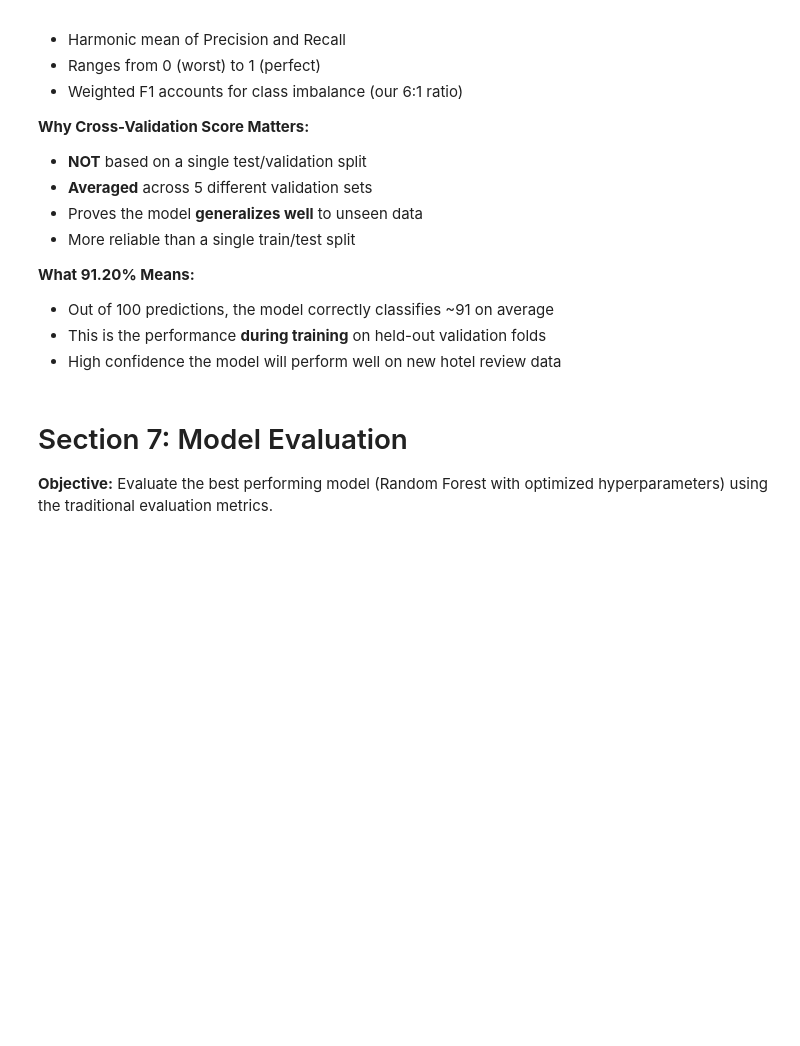
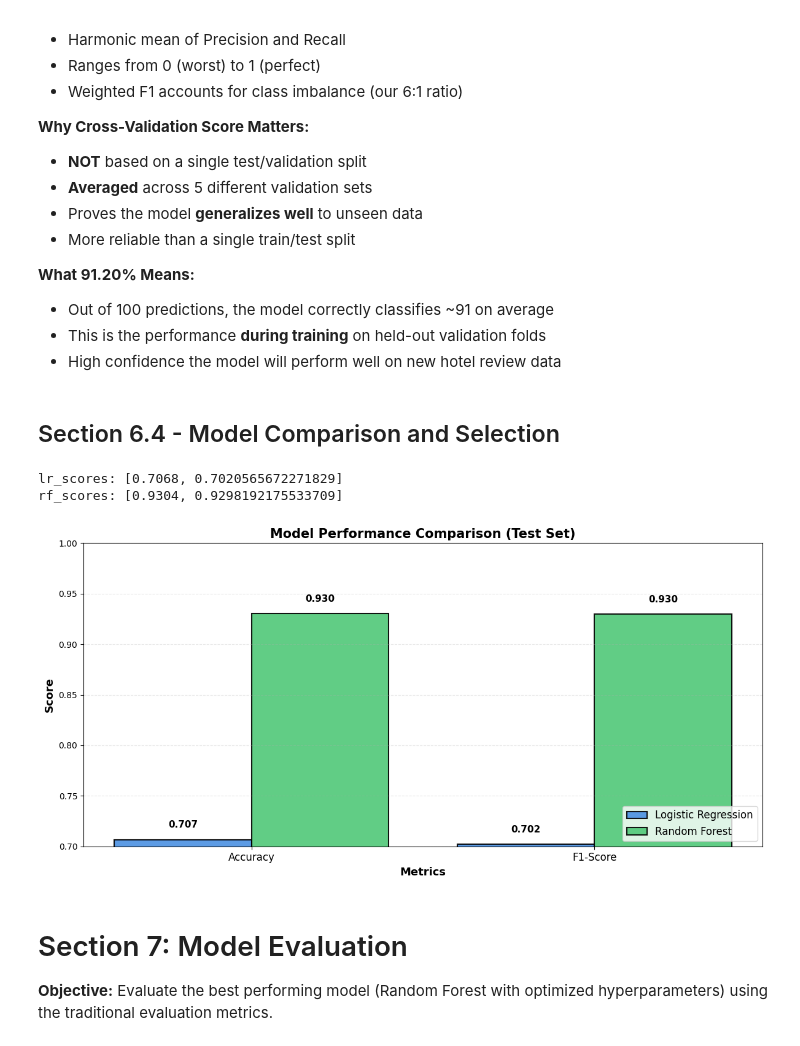
Before and after one commit to MohamedElquesni/ACL-International-Hotel-Booking-Analytics-, a Jupyter notebook: Milestone 1/Milestone 1.ipynb, the cells around one changed output. Cells and saved outputs as stored; diff of their text form; code cells hidden in the pictures; blank space fills up the shorter version.

```diff
--- a/Milestone 1/Milestone 1.ipynb
+++ b/Milestone 1/Milestone 1.ipynb
@@ -1160,6 +1222,55 @@ This is **excellent** performance! Here's why this metric matters:
 - Out of 100 predictions, the model correctly classifies ~91 on average
 - This is the performance **during training** on held-out validation folds
 - High confidence the model will perform well on new hotel review data
+# %% [markdown]
+## Section 6.4 - Model Comparison and Selection
+# %%
+comparison = pd.DataFrame({
+    'Model': ['Logistic Regression', 'Random Forest (Optimized)'],
+    'Test Accuracy': [lr_test_acc, rf_test_acc],
+    'Test F1': [lr_test_f1, rf_test_f1]
+})
+
+fig, ax = plt.subplots(figsize=(12, 6))
+
+metrics = ['Accuracy', 'F1-Score']
+lr_scores = [lr_test_acc, lr_test_f1]
+rf_scores = [rf_test_acc, rf_test_f1]
+
+print(f"\nlr_scores: {lr_scores}")
+print(f"rf_scores: {rf_scores}")
+
+x = np.arange(len(metrics))
+width = 0.4
+
+
+bar1 = ax.bar(x - width/2, lr_scores, width, label='Logistic Regression',
+              color='#4A90E2', alpha=0.9, edgecolor='black', linewidth=1.5)
+bar2 = ax.bar(x + width/2, rf_scores, width, label='Random Forest',
+              color='#50C878', alpha=0.9, edgecolor='black', linewidth=1.5)
+
+ax.set_ylabel('Score', fontsize=13, fontweight='bold')
+ax.set_xlabel('Metrics', fontsize=13, fontweight='bold')
+ax.set_title('Model Performance Comparison (Test Set)', fontsize=15, fontweight='bold')
+ax.set_xticks(x)
+ax.set_xticklabels(metrics, fontsize=12)
+ax.legend(fontsize=12, loc='lower right')
+ax.set_ylim([0.70, 1.0])
+ax.grid(axis='y', alpha=0.3, linestyle='--')
+
+
+for i, (v1, v2) in enumerate(zip(lr_scores, rf_scores)):
+    ax.text(i - width/2, v1 + 0.01, f'{v1:.3f}',
+            ha='center', va='bottom', fontsize=11, fontweight='bold')
+    ax.text(i + width/2, v2 + 0.01, f'{v2:.3f}',
+            ha='center', va='bottom', fontsize=11, fontweight='bold')
+
+plt.tight_layout()
+plt.show()
+# %% [output]
+lr_scores: [0.7068, 0.7020565672271829]
+rf_scores: [0.9304, 0.9298192175533709]
+[figure, added]
 # %% [markdown]
 # Section 7: Model Evaluation
 
```
Also changed, not shown: parts of 11 cells of this notebook, 12 other files.
